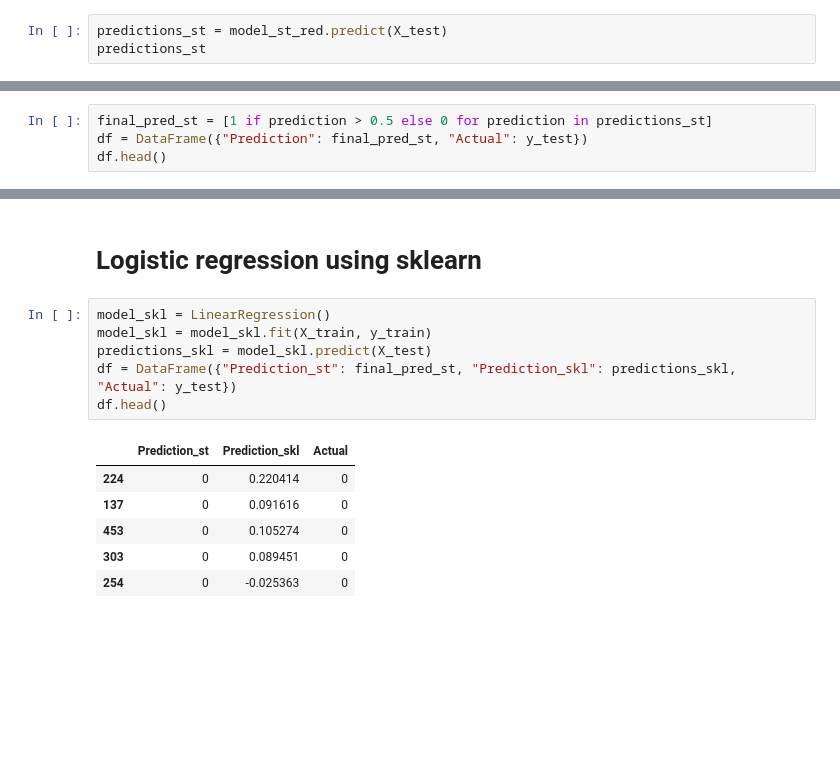
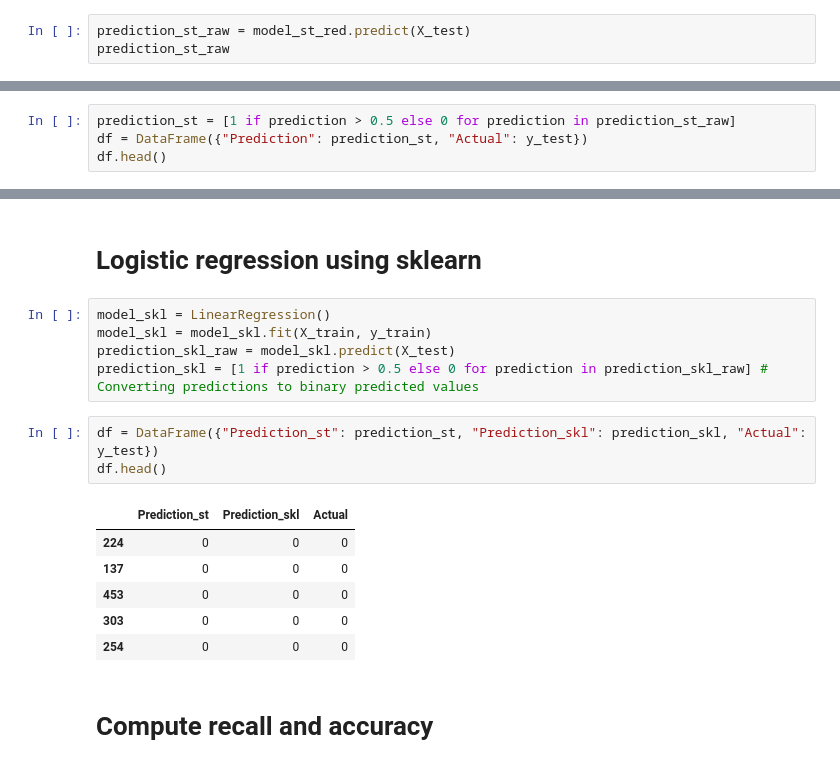
Before and after one commit to saiful-aromax/AroAI, a Jupyter notebook: B9AI102 ML PR/GLM_CA_aromax.ipynb, the cells around one changed output, grey strips where cells are left out. Cells and saved outputs as stored; diff of their text form; blank space fills up the shorter version.

```diff
--- a/B9AI102 ML PR/GLM_CA_aromax.ipynb
+++ b/B9AI102 ML PR/GLM_CA_aromax.ipynb
@@ -443,8 +443,8 @@ that_i = 0.0952 * INDUS_i + 0.2191 * RAD_i - 0.0087 * TAX_i + 0.0693 * MEDV_i
 model_st_red_train = GLM(y_train, X_train, family=sm.families.Binomial()) # logistic regression
 model_st_red = model_st_red_train.fit()
 # %%
-predictions_st = model_st_red.predict(X_test)
-predictions_st
+prediction_st_raw = model_st_red.predict(X_test)
+prediction_st_raw
 # %% [output]
 224    0.245663
 137    0.045313
@@ -466,8 +466,8 @@ dtype: float64
 # %% [markdown]
 # Converting predictions to binary predicted values
 # %%
-final_pred_st = [1 if prediction > 0.5 else 0 for prediction in predictions_st]
-df = DataFrame({"Prediction": final_pred_st, "Actual": y_test})
+prediction_st = [1 if prediction > 0.5 else 0 for prediction in prediction_st_raw]
+df = DataFrame({"Prediction": prediction_st, "Actual": y_test})
 df.head()
 # %% [output]
 |  | Prediction | Actual |
@@ -478,16 +478,20 @@ df.head()
 | 254 | 0 | 0 |
 # %% [markdown]
 # Logistic regression using sklearn
+# %%
+model_skl = LinearRegression()
+model_skl = model_skl.fit(X_train, y_train)
+prediction_skl_raw = model_skl.predict(X_test)
+prediction_skl = [1 if prediction > 0.5 else 0 for prediction in prediction_skl_raw] # Converting predictions to binary predicted values
 # %%
-model_skl = LinearRegression()
-model_skl = model_skl.fit(X_train, y_train)
-predictions_skl = model_skl.predict(X_test)
-df = DataFrame({"Prediction_st": final_pred_st, "Prediction_skl": predictions_skl, "Actual": y_test})
+df = DataFrame({"Prediction_st": prediction_st, "Prediction_skl": prediction_skl, "Actual": y_test})
 df.head()
 # %% [output]
 |  | Prediction_st | Prediction_skl | Actual |
-| 224 | 0 | 0.220414 | 0 |
-| 137 | 0 | 0.091616 | 0 |
-| 453 | 0 | 0.105274 | 0 |
-| 303 | 0 | 0.089451 | 0 |
-| 254 | 0 | -0.025363 | 0 |
+| 224 | 0 | 0 | 0 |
+| 137 | 0 | 0 | 0 |
+| 453 | 0 | 0 | 0 |
+| 303 | 0 | 0 | 0 |
+| 254 | 0 | 0 | 0 |
+# %% [markdown]
+# Compute recall and accuracy
```
Also changed, not shown: parts of 2 cells of this notebook.
